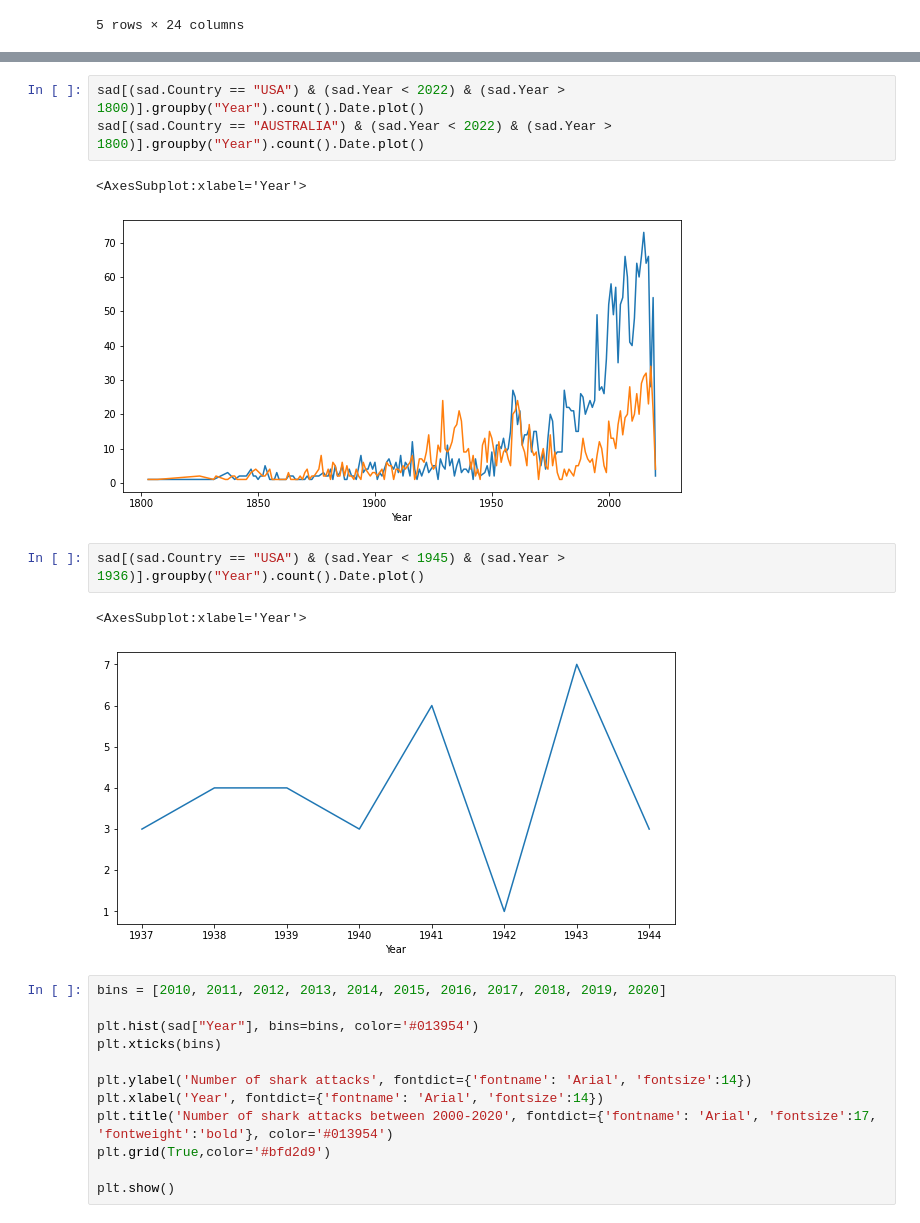
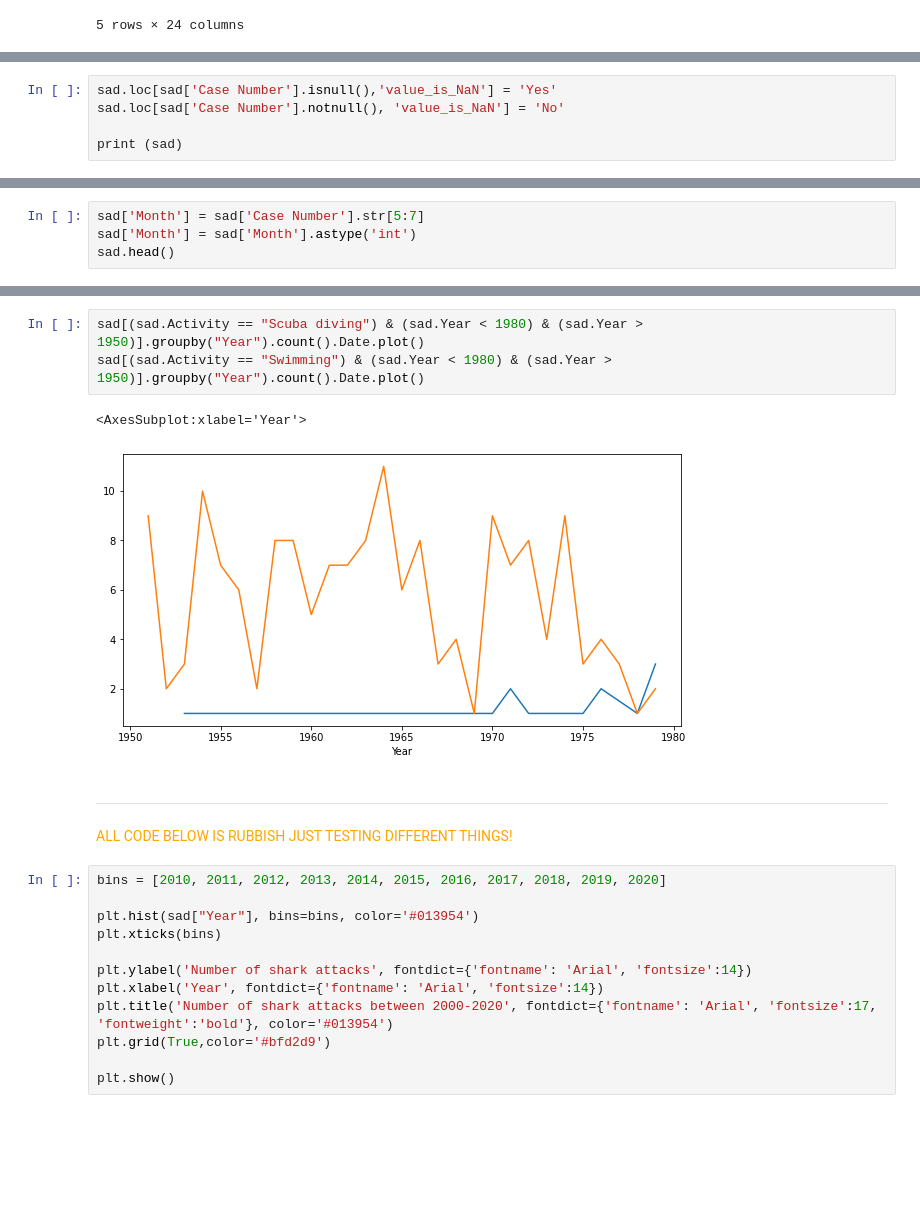
Before and after one commit to sylviamusel/data1161, a Jupyter notebook: panda for data set.ipynb, the cells around one changed output, grey strips where cells are left out. Cells and saved outputs as stored; diff of their text form; blank space fills up the shorter version.

```diff
--- a/panda for data set.ipynb
+++ b/panda for data set.ipynb
@@ -75,0 +167,5 @@ country_count[country_count > 10].plot(kind="bar")
+# %%
+sad.loc[sad['Case Number'].isnull(),'value_is_NaN'] = 'Yes'
+sad.loc[sad['Case Number'].notnull(), 'value_is_NaN'] = 'No'
+
+print (sad)
@@ -75,0 +190,4 @@ country_count[country_count > 10].plot(kind="bar")
+# %%
+sad['Month'] = sad['Case Number'].str[5:7]
+sad['Month'] = sad['Month'].astype('int')
+sad.head()
@@ -76,14 +275,13 @@ country_count[country_count > 10].plot(kind="bar")
 # %%
-sad[(sad.Country == "USA") & (sad.Year < 2022) & (sad.Year > 1800)].groupby("Year").count().Date.plot()
-sad[(sad.Country == "AUSTRALIA") & (sad.Year < 2022) & (sad.Year > 1800)].groupby("Year").count().Date.plot()
+sad[(sad.Activity == "Scuba diving") & (sad.Year < 1980) & (sad.Year > 1950)].groupby("Year").count().Date.plot()
+sad[(sad.Activity == "Swimming") & (sad.Year < 1980) & (sad.Year > 1950)].groupby("Year").count().Date.plot()
 # %% [output]
 <AxesSubplot:xlabel='Year'>
-[figure, old version]
+[figure, new version]
-# %%
-sad[(sad.Country == "USA") & (sad.Year < 1945) & (sad.Year > 1936)].groupby("Year").count().Date.plot()
-# %% [output]
-<AxesSubplot:xlabel='Year'>
-[figure, removed]
+# %% [markdown]
+___
+
+<font color='orange'>ALL CODE BELOW IS RUBBISH JUST TESTING DIFFERENT THINGS!</font>
 # %%
 bins = [2010, 2011, 2012, 2013, 2014, 2015, 2016, 2017, 2018, 2019, 2020]
 
```
Also changed, not shown: parts of 26 cells of this notebook, 1 other file.
